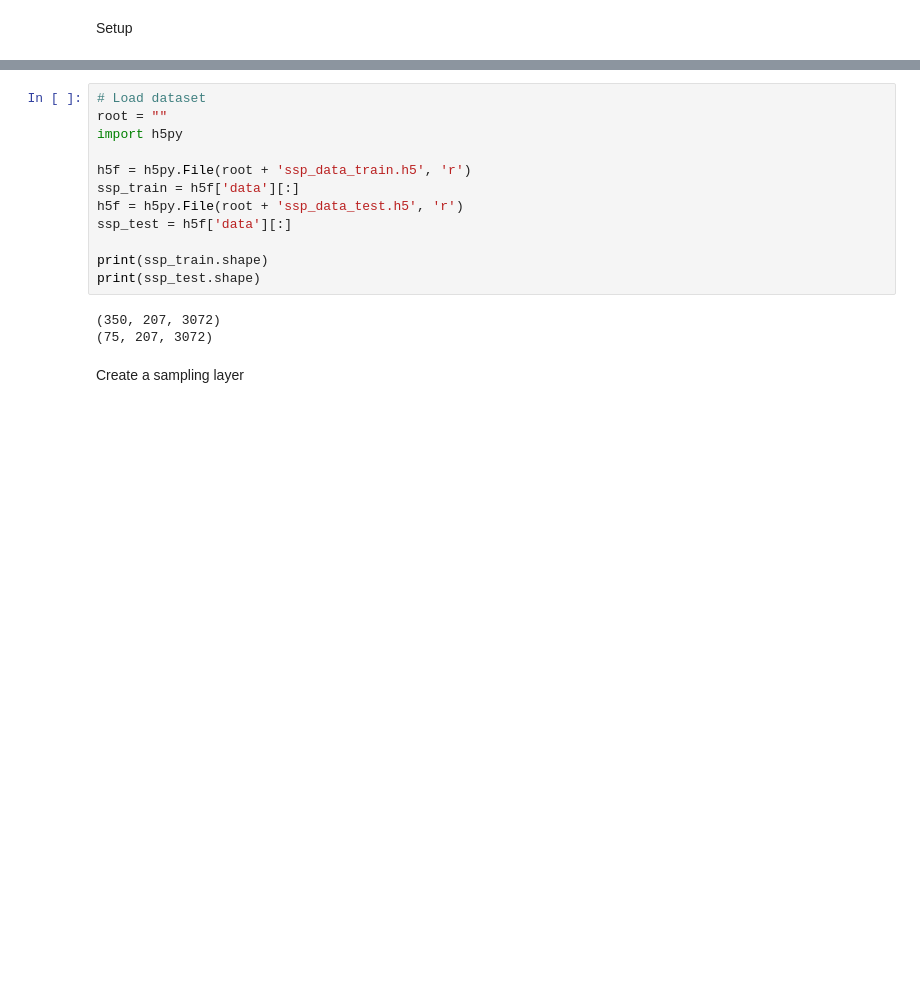
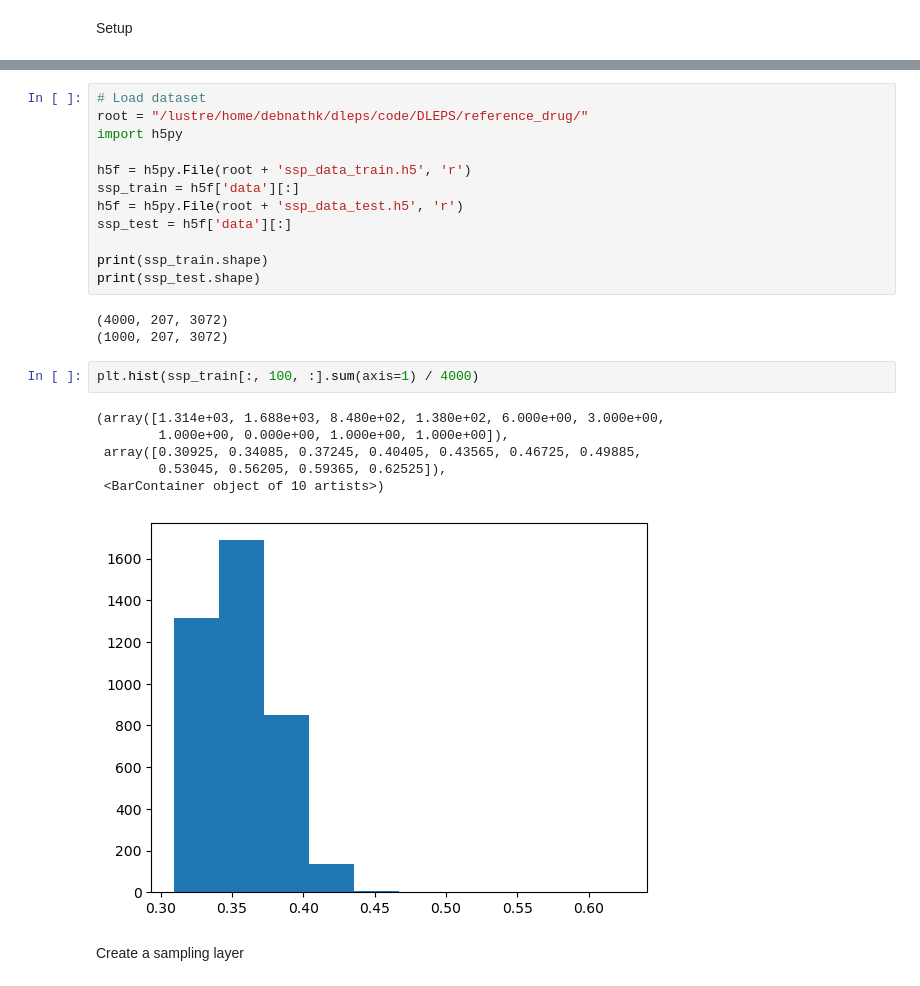
Before and after one commit to debnathk/dleps, a Jupyter notebook: code/DLEPS/reference_drug/refDrug_vae.ipynb, the cells around one changed output, grey strips where cells are left out. Saved outputs shown, nothing was run; the diff lists cells and outputs as text; blank space fills up the shorter version.

```diff
--- a/code/DLEPS/reference_drug/refDrug_vae.ipynb
+++ b/code/DLEPS/reference_drug/refDrug_vae.ipynb
@@ -14,6 +19,6 @@ Using TensorFlow backend.
 # %%
 # Load dataset
-root = ""
+root = "/lustre/home/debnathk/dleps/code/DLEPS/reference_drug/"
 import h5py
 
 h5f = h5py.File(root + 'ssp_data_train.h5', 'r')
@@ -24,8 +29,17 @@ ssp_test = h5f['data'][:]
 print(ssp_train.shape)
 print(ssp_test.shape)
 # %% [output]
-(350, 207, 3072)
-(75, 207, 3072)
+(4000, 207, 3072)
+(1000, 207, 3072)
+# %%
+plt.hist(ssp_train[:, 100, :].sum(axis=1) / 4000)
+# %% [output]
+(array([1.314e+03, 1.688e+03, 8.480e+02, 1.380e+02, 6.000e+00, 3.000e+00,
+        1.000e+00, 0.000e+00, 1.000e+00, 1.000e+00]),
+ array([0.30925, 0.34085, 0.37245, 0.40405, 0.43565, 0.46725, 0.49885,
+        0.53045, 0.56205, 0.59365, 0.62525]),
+ <BarContainer object of 10 artists>)
+[figure, added]
 # %% [markdown]
 Create a sampling layer
 # %%
```
Also changed, not shown: parts of 7 cells of this notebook, 1 other file.
